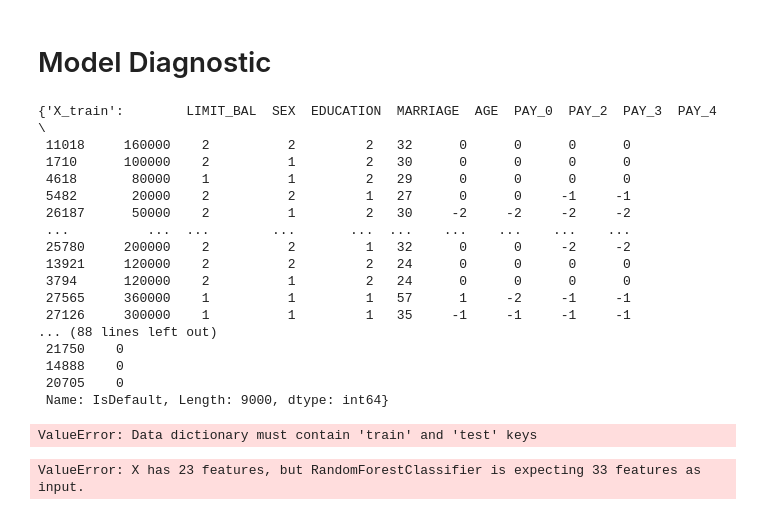
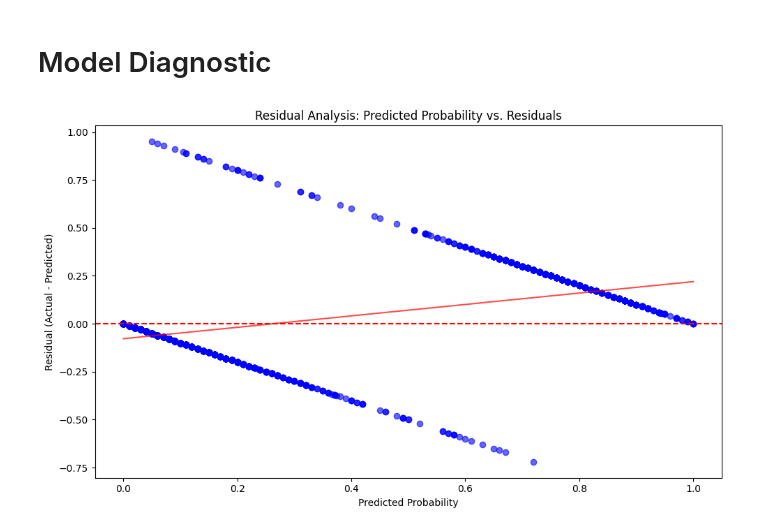
Before and after one commit to gregvidy/model-diagnostic, a Jupyter notebook: test.ipynb, the cells around one changed output. Saved outputs shown, nothing was run; the diff lists cells and outputs as text; code cells hidden in the pictures.

```diff
--- a/test.ipynb
+++ b/test.ipynb
@@ -111,48 +111,28 @@ Mean CV AUC: 0.7650 ± 0.0041
 # %%
-# 9. Get the trained model
+# 9. Get the trained model and pipeline
 
 clf = pipeline.get_model()
+full_pp = pipeline.get_pipeline()
 # %% [markdown]
 # Model Diagnostic
 # %%
 from src.model_diagnostic import TestSuite
 
 ts = TestSuite()
-# %%
-splits
-# %% [output]
-{'X_train':        LIMIT_BAL  SEX  EDUCATION  MARRIAGE  AGE  PAY_0  PAY_2  PAY_3  PAY_4  \
- 11018     160000    2          2         2   32      0      0      0      0
- 1710      100000    2          1         2   30      0      0      0      0
- 4618       80000    1          1         2   29      0      0      0      0
- 5482       20000    2          2         1   27      0      0     -1     -1
- 26187      50000    2          1         2   30     -2     -2     -2     -2
- ...          ...  ...        ...       ...  ...    ...    ...    ...    ...
- 25780     200000    2          2         1   32      0      0     -2     -2
- 13921     120000    2          2         2   24      0      0      0      0
- 3794      120000    2          1         2   24      0      0      0      0
- 27565     360000    1          1         1   57      1     -2     -1     -1
- 27126     300000    1          1         1   35     -1     -1     -1     -1
-... (88 lines left out)
- 21750    0
- 14888    0
- 20705    0
- Name: IsDefault, Length: 9000, dtype: int64}
 # %%
 ts.set_data(
     data=splits,
+    pipeline=full_pp,
     target_col='IsDefault'
 )
-# %% [output]
-ValueError: Data dictionary must contain 'train' and 'test' keys
 # %%
 ts.set_model(model=clf)
 # %%
 result = ts.diagnose_residual_analysis(
-    features='EDUCATION',
+    features='num__PAY_0',
     use_prediction=True,
     dataset='test',
     random_state=123
 )
 # %% [output]
-ValueError: X has 23 features, but RandomForestClassifier is expecting 33 features as input.
+[figure, added]
```
Also changed, not shown: parts of 1 cell of this notebook.
